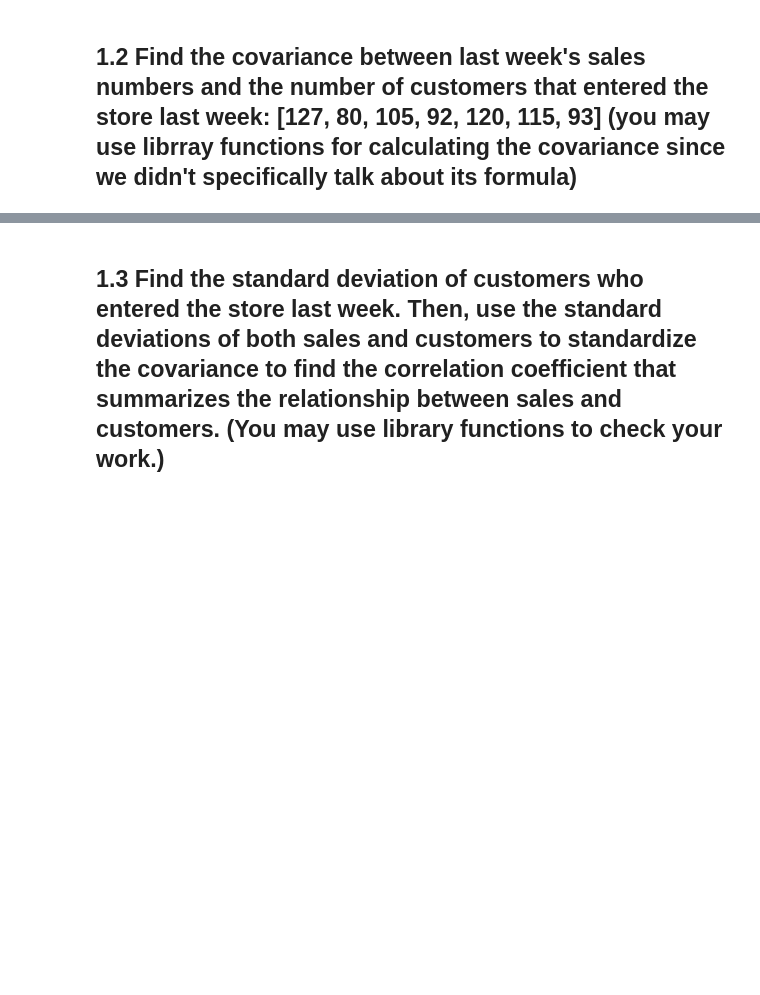
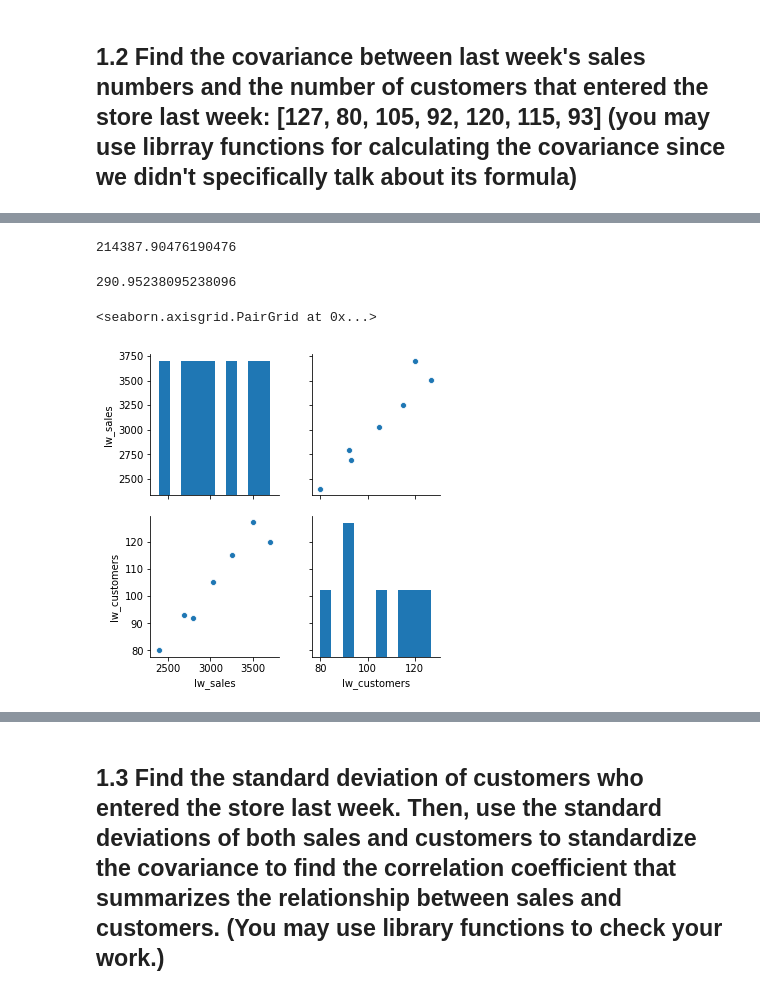
Before and after one commit to erivetna87/DS-Unit-1-Sprint-4-Linear-Algebra, a Jupyter notebook: module2-intermediate-linear-algebra/Intermediate_Linear_Algebra_Assignment.ipynb, the cells around one changed output, grey strips where cells are left out. Cells and saved outputs as stored; diff of their text form; code cells hidden in the pictures; blank space fills up the shorter version.

```diff
--- a/module2-intermediate-linear-algebra/Intermediate_Linear_Algebra_Assignment.ipynb
+++ b/module2-intermediate-linear-algebra/Intermediate_Linear_Algebra_Assignment.ipynb
@@ -76,5 +88,3 @@ TypeError: ignored
 # %%
 df_dict = {'lw_sales': lw_sales,'lw_customers': lw_customers}
-df1 = pd.DataFrame(df_dict)
-df.head()
-# x = sns.pairplot(lw_sales)
+df = pd.DataFrame(df_dict)
@@ -82,0 +103,13 @@ TypeError: ignored
+# %%
+stats.variance(lw_sales)
+# %% [output]
+214387.90476190476
+# %%
+stats.variance(lw_customers)
+# %% [output]
+290.95238095238096
+# %%
+sns.pairplot(df,vars=['lw_sales','lw_customers'])
+# %% [output]
+<seaborn.axisgrid.PairGrid at 0x...>
+[figure, added]
```
Also changed, not shown: parts of 9 cells of this notebook.
